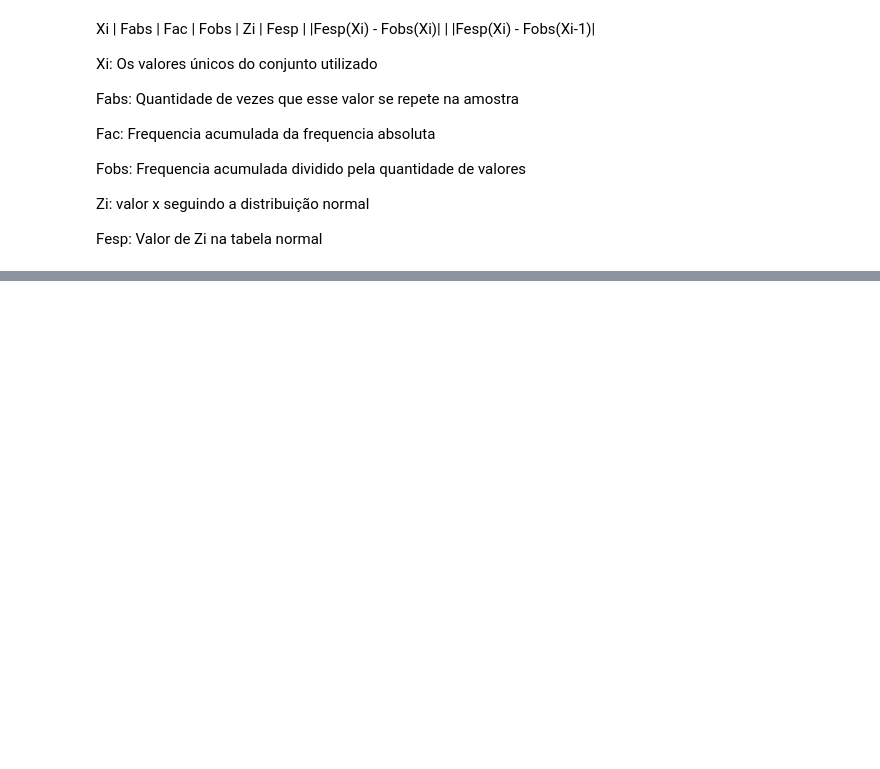
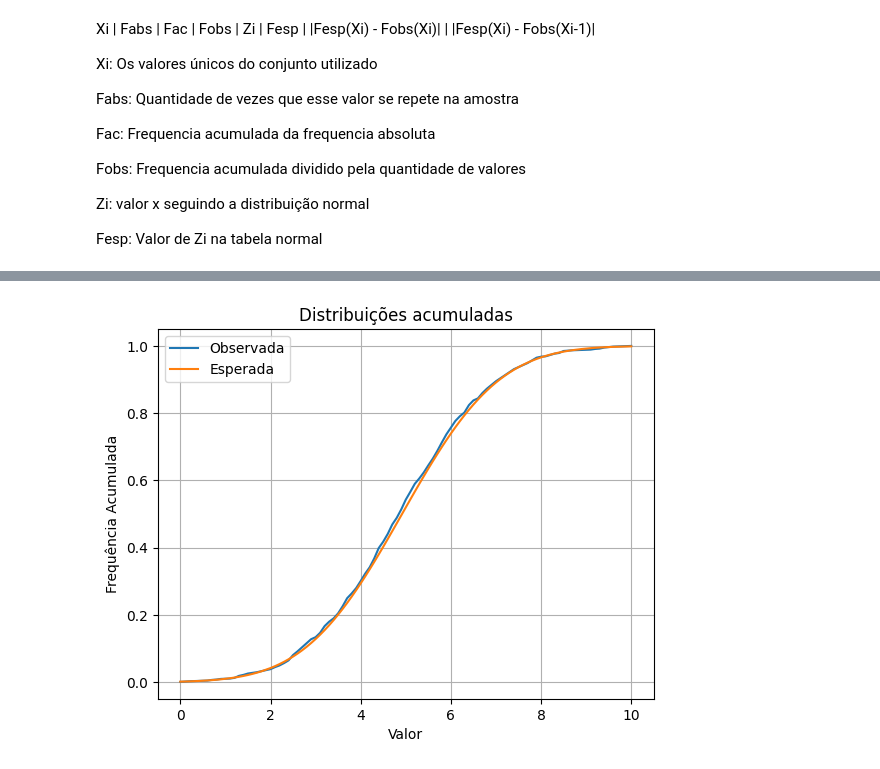
Before and after one commit to erlonL/testes-inferencia, a Jupyter notebook: Teste_KolmogorovSmirnov.ipynb, the cells around one changed output, grey strips where cells are left out. Cells and saved outputs as stored; diff of their text form; code cells hidden in the pictures; blank space fills up the shorter version.

```diff
--- a/Teste_KolmogorovSmirnov.ipynb
+++ b/Teste_KolmogorovSmirnov.ipynb
@@ -74,3 +91,4 @@ tabela['Xi'] = xi
 # %%
 # Frequência absoluta: contagem de vezes que o valor aparece na amostra
 fabs = pd.value_counts(valores)
+fabs = fabs.sort_index()
@@ -95,6 +98,8 @@ mapa_valores = dict(zip(fabs.index, fabs.values))
 
 # 'Fabs' com base no mapeamento
 tabela['Fabs'] = tabela['Xi'].map(mapa_valores)
+# %%
+tabela = tabela.sort_values(by='Xi').reset_index(drop=True)
 # %%
 # Frequência acumulada
 tabela['Fac'] = tabela['Fabs'].cumsum()
@@ -136,0 +136,3 @@ Dcalc
+# %%
+def plot(Xi, ac_dist,  label: str):
+    plt.plot(Xi.values, ac_dist.values, label=label)
@@ -136,0 +153,16 @@ Dcalc
+# %%
+def show_plot(title: str):
+    plt.title(title)
+    plt.xlabel('Valor')
+    plt.ylabel('Frequência Acumulada')
+    plt.legend(loc='upper left')
+
+    plt.grid(True)
+    plt.show()
+# %%
+plot(tabela['Xi'], tabela['Fobs'], 'Observada')
+plot(tabela['Xi'], tabela['Fesp'], 'Esperada')
+
+show_plot('Distribuições acumuladas')
+# %% [output]
+[figure, added]
```
Also changed, not shown: parts of 18 cells of this notebook.
